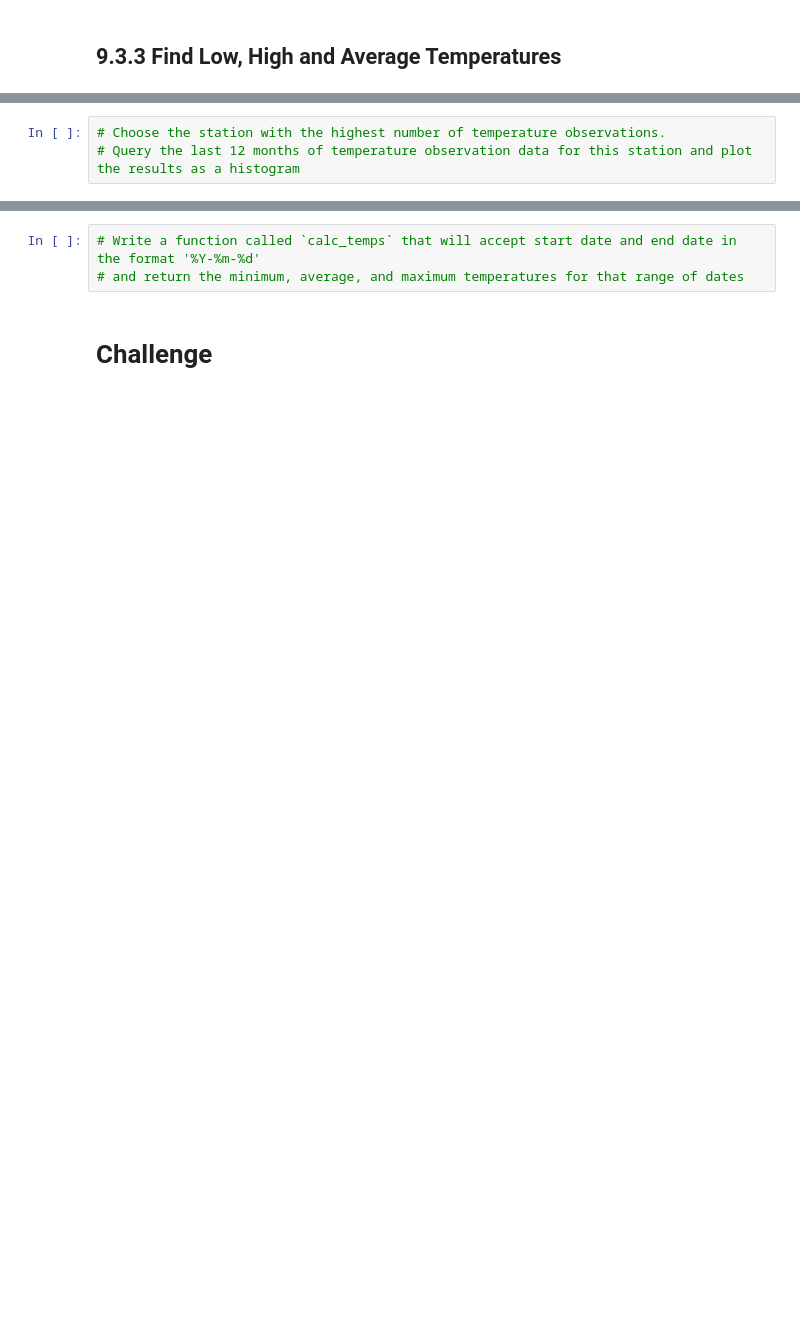
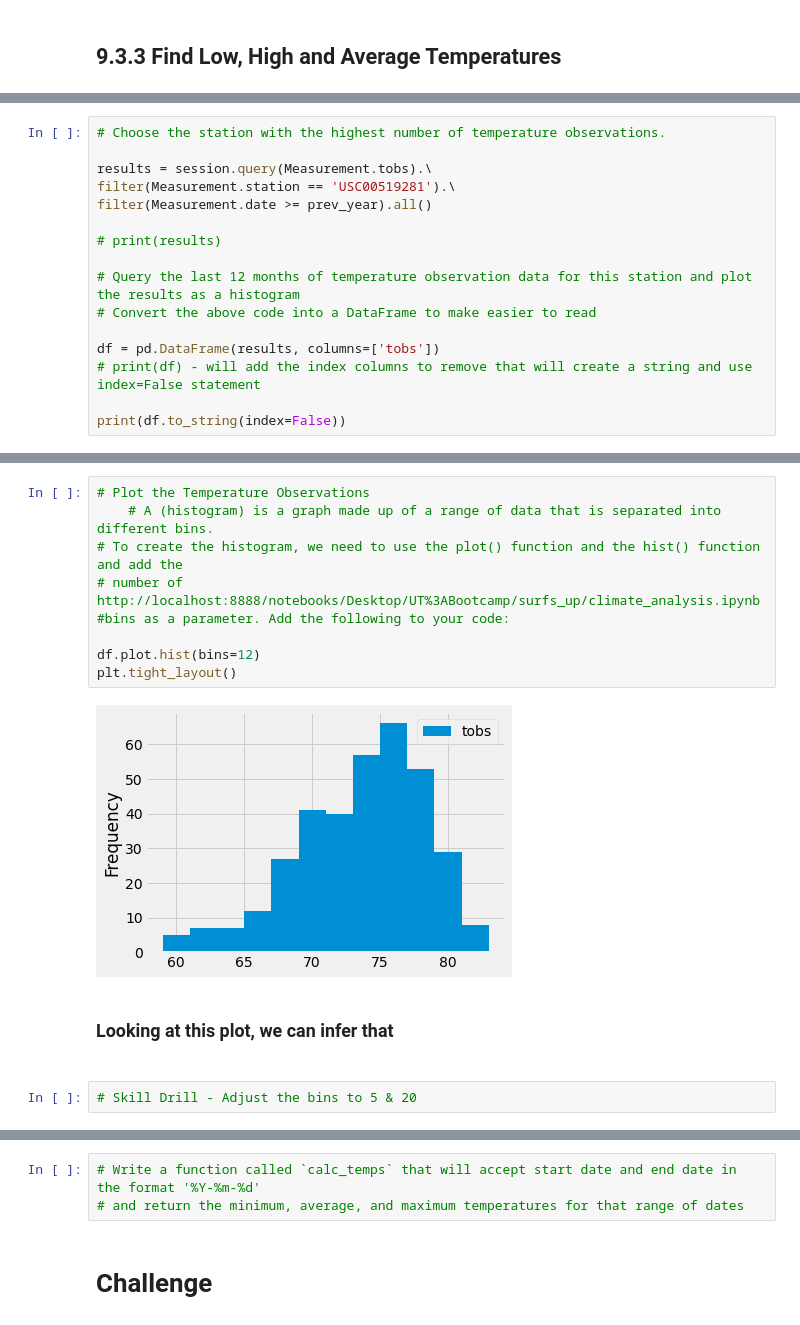
Before and after one commit to jbailey2705/surfs_up, a Jupyter notebook: climate_analysis.ipynb, the cells around one changed output, grey strips where cells are left out. Drawn from its saved outputs; the diff is of its cells as text; blank space fills up the shorter version.

Commit message:
Adding plot data

```diff
--- a/climate_analysis.ipynb
+++ b/climate_analysis.ipynb
@@ -202,3 +256,16 @@ df.describe()
 # %%
 # Choose the station with the highest number of temperature observations.
+
+results = session.query(Measurement.tobs).\
+filter(Measurement.station == 'USC00519281').\
+filter(Measurement.date >= prev_year).all()
+
+# print(results)
+
 # Query the last 12 months of temperature observation data for this station and plot the results as a histogram
+# Convert the above code into a DataFrame to make easier to read
+
+df = pd.DataFrame(results, columns=['tobs'])
+# print(df) - will add the index columns to remove that will create a string and use index=False statement
+
+print(df.to_string(index=False))
@@ -204,0 +290,16 @@ df.describe()
+# %%
+# Plot the Temperature Observations
+    # A (histogram) is a graph made up of a range of data that is separated into different bins.
+# To create the histogram, we need to use the plot() function and the hist() function and add the
+# number of http://localhost:8888/notebooks/Desktop/UT%3ABootcamp/surfs_up/climate_analysis.ipynb#bins as a parameter. Add the following to your code:
+
+df.plot.hist(bins=12)
+plt.tight_layout()
+# %% [output]
+[figure, added]
+# %% [markdown]
+### Looking at this plot, we can infer that
+
+###
+# %%
+# Skill Drill - Adjust the bins to 5 & 20
```
Also changed, not shown: parts of 11 cells of this notebook.
